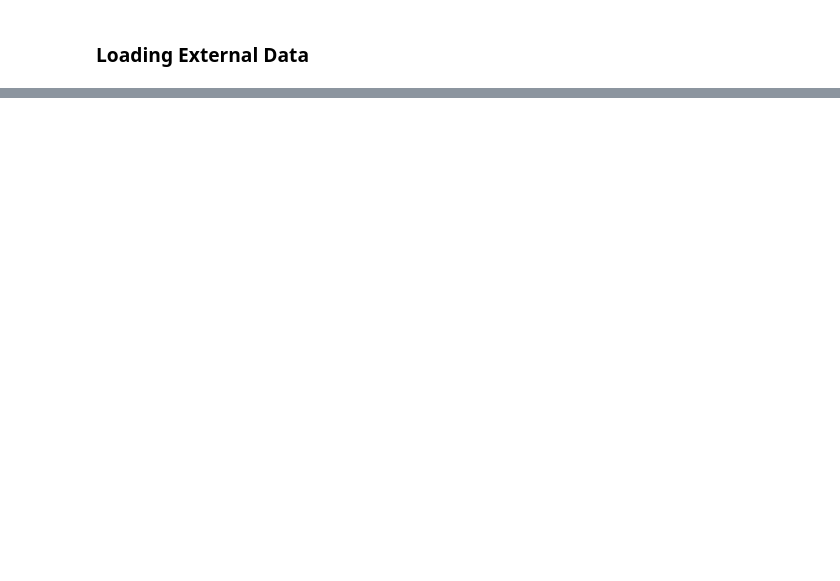
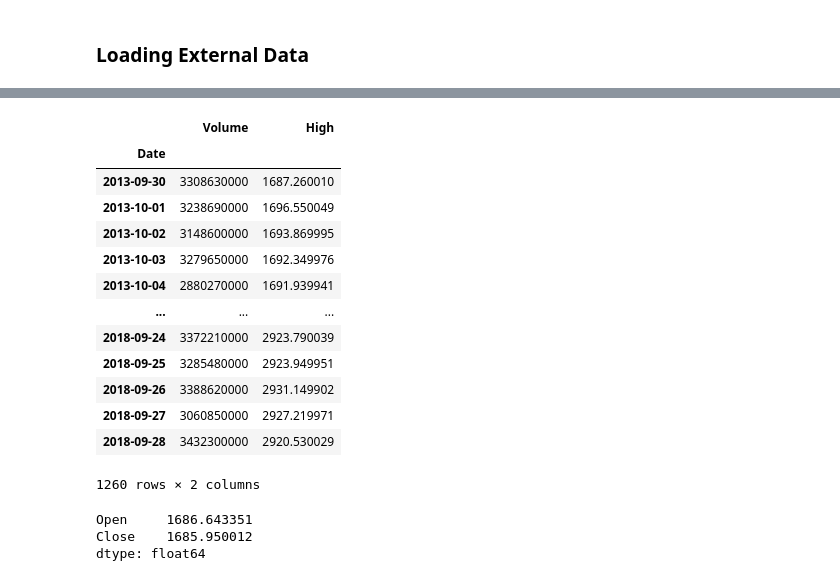
Before and after one commit to onionmccabbage/pythonThuFri2026, a Jupyter notebook: lesson2.ipynb, the cells around one changed output, grey strips where cells are left out. Cells and saved outputs as stored; diff of their text form; code cells hidden in the pictures; blank space fills up the shorter version.

```diff
--- a/lesson2.ipynb
+++ b/lesson2.ipynb
@@ -113,0 +162,26 @@ memory usage: 78.0 KB
+# %%
+# We may choose to show just some columns
+sp500['High']
+sp500[ ['Volume', 'High'] ]
+# %% [output]
+|  | Volume | High |
+| Date |  |  |
+| 2013-09-30 | 3308630000 | 1687.260010 |
+| 2013-10-01 | 3238690000 | 1696.550049 |
+| 2013-10-02 | 3148600000 | 1693.869995 |
+| 2013-10-03 | 3279650000 | 1692.349976 |
+| 2013-10-04 | 2880270000 | 1691.939941 |
+| ... | ... | ... |
+| 2018-09-24 | 3372210000 | 2923.790039 |
+| 2018-09-25 | 3285480000 | 2923.949951 |
+| 2018-09-26 | 3388620000 | 2931.149902 |
+| 2018-09-27 | 3060850000 | 2927.219971 |
+| 2018-09-28 | 3432300000 | 2920.530029 |
+1260 rows × 2 columns
+# %%
+# using loc and solumn slices together
+sp500.loc['20130930':'20131007'][['Open','Close']].mean()
+# %% [output]
+Open     1686.643351
+Close    1685.950012
+dtype: float64
```
Also changed, not shown: parts of 9 cells of this notebook, 2 other files.
